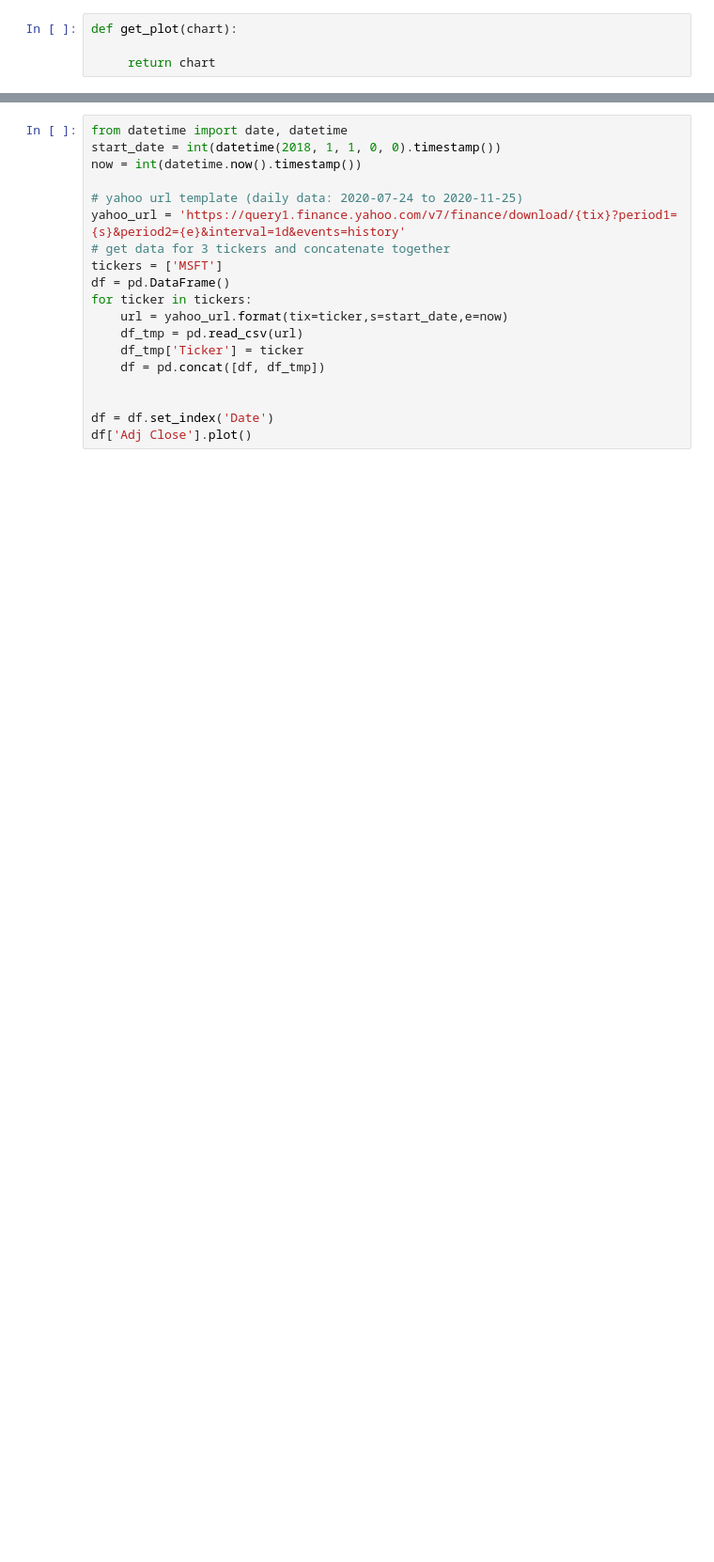
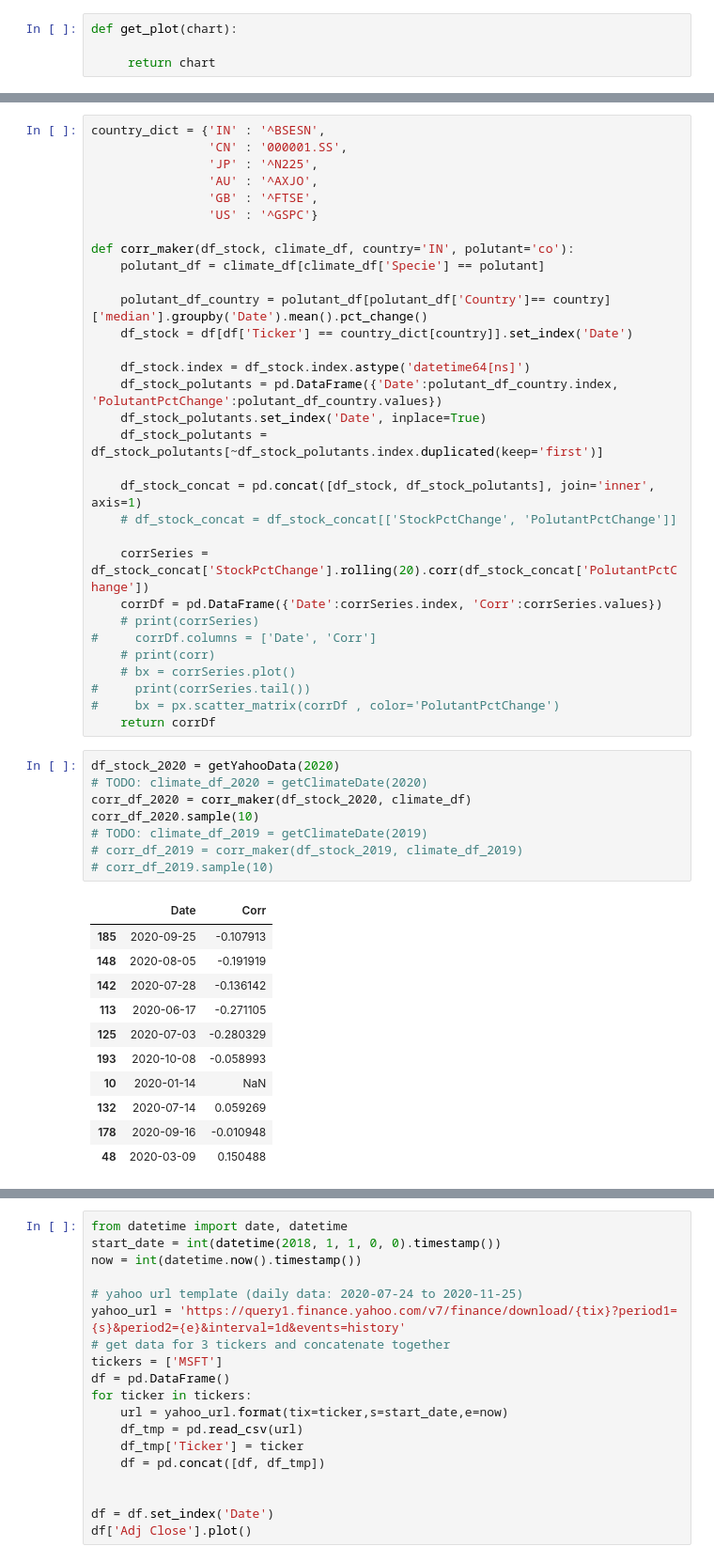
Before and after one commit to risksam/fintech_group_assignment_1, a Jupyter notebook: analysis.ipynb, the cells around one changed output, grey strips where cells are left out. Shown at 94% size. Saved outputs shown, nothing was run; the diff lists cells and outputs as text; blank space fills up the shorter version.

```diff
--- a/analysis.ipynb
+++ b/analysis.ipynb
@@ -122,3 +135,54 @@ def get_plot(chart):
+# %%
+country_dict = {'IN' : '^BSESN',
+                'CN' : '000001.SS',
+                'JP' : '^N225',
+                'AU' : '^AXJO',
+                'GB' : '^FTSE',
+                'US' : '^GSPC'}
+
+def corr_maker(df_stock, climate_df, country='IN', polutant='co'):
+    polutant_df = climate_df[climate_df['Specie'] == polutant]
+
+    polutant_df_country = polutant_df[polutant_df['Country']== country]['median'].groupby('Date').mean().pct_change()
+    df_stock = df[df['Ticker'] == country_dict[country]].set_index('Date')
+
+    df_stock.index = df_stock.index.astype('datetime64[ns]')
+    df_stock_polutants = pd.DataFrame({'Date':polutant_df_country.index, 'PolutantPctChange':polutant_df_country.values})
+    df_stock_polutants.set_index('Date', inplace=True)
+    df_stock_polutants = df_stock_polutants[~df_stock_polutants.index.duplicated(keep='first')]
+
+    df_stock_concat = pd.concat([df_stock, df_stock_polutants], join='inner', axis=1)
+    # df_stock_concat = df_stock_concat[['StockPctChange', 'PolutantPctChange']]
+
+    corrSeries = df_stock_concat['StockPctChange'].rolling(20).corr(df_stock_concat['PolutantPctChange'])
+    corrDf = pd.DataFrame({'Date':corrSeries.index, 'Corr':corrSeries.values})
+    # print(corrSeries)
+#     corrDf.columns = ['Date', 'Corr']
+    # print(corr)
+    # bx = corrSeries.plot()
+#     print(corrSeries.tail())
+#     bx = px.scatter_matrix(corrDf , color='PolutantPctChange')
+    return corrDf
+# %%
+df_stock_2020 = getYahooData(2020)
+# TODO: climate_df_2020 = getClimateDate(2020)
+corr_df_2020 = corr_maker(df_stock_2020, climate_df)
+corr_df_2020.sample(10)
+# TODO: climate_df_2019 = getClimateDate(2019)
+# corr_df_2019 = corr_maker(df_stock_2019, climate_df_2019)
+# corr_df_2019.sample(10)
+# %% [output]
+|  | Date | Corr |
+| 185 | 2020-09-25 | -0.107913 |
+| 148 | 2020-08-05 | -0.191919 |
+| 142 | 2020-07-28 | -0.136142 |
+| 113 | 2020-06-17 | -0.271105 |
+| 125 | 2020-07-03 | -0.280329 |
+| 193 | 2020-10-08 | -0.058993 |
+| 10 | 2020-01-14 | NaN |
+| 132 | 2020-07-14 | 0.059269 |
+| 178 | 2020-09-16 | -0.010948 |
+| 48 | 2020-03-09 | 0.150488 |
 # %%
 import plotly.graph_objects as go
 import numpy as np
```
Also changed, not shown: parts of 5 cells of this notebook, 1 other file.
